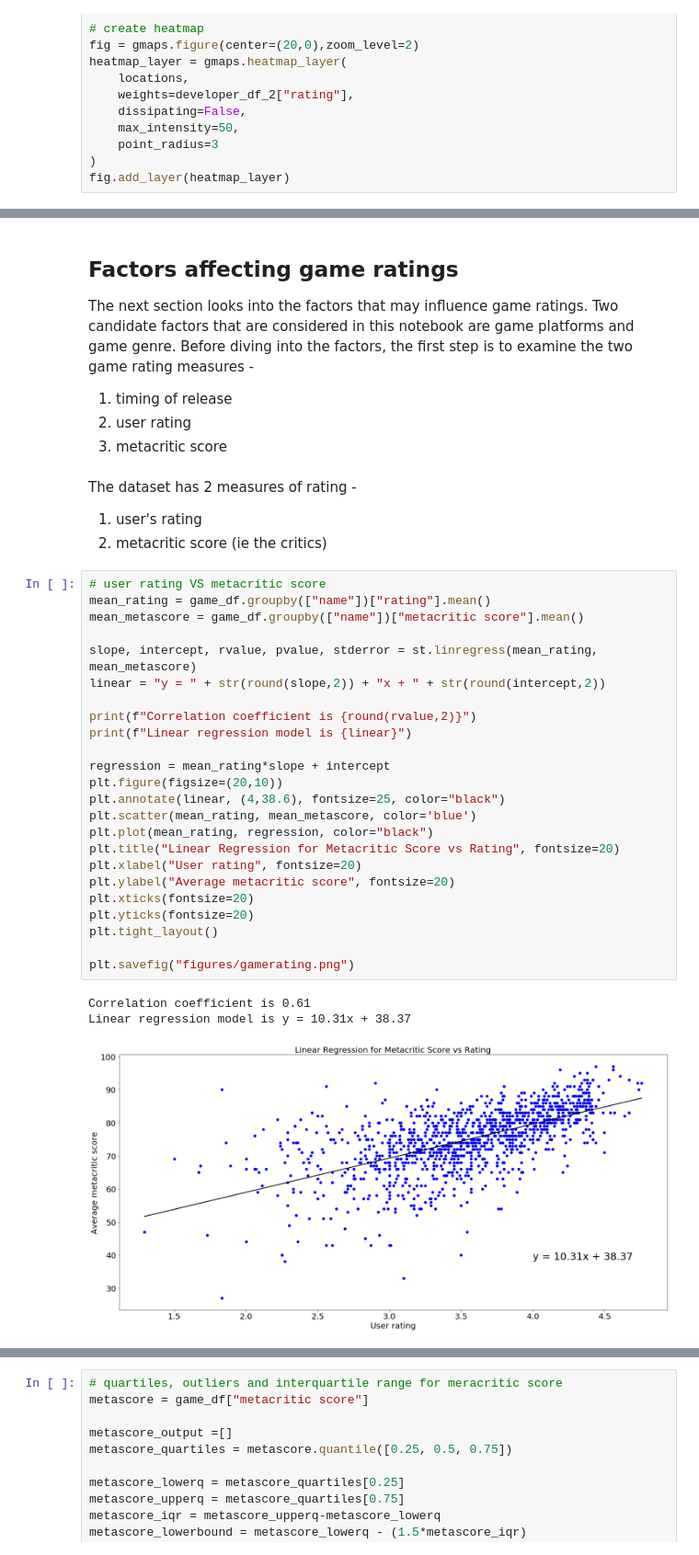
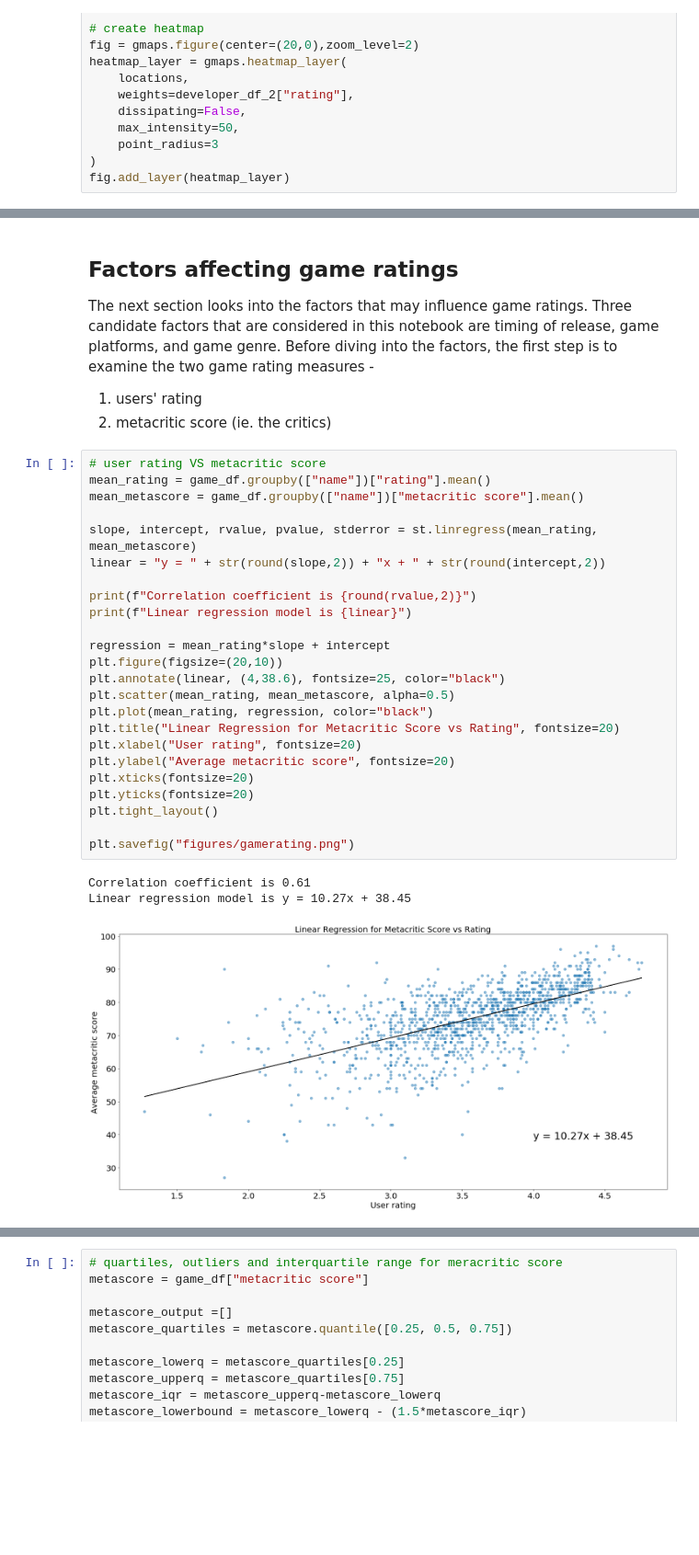
Before and after one commit to Rishi0406/project_1, a Jupyter notebook: all_analysis_final.ipynb, the cells around one changed output, grey strips where cells are left out. Shown at 92% size. Cells and saved outputs as stored; diff of their text form; blank space fills up the shorter version.

Commit message:
cleanup notebooks

```diff
--- a/all_analysis_final.ipynb
+++ b/all_analysis_final.ipynb
@@ -351,40 +405,36 @@ fig
 # %% [markdown]
 ## Factors affecting game ratings <a id='gamerating'></a>
 The next section looks into the factors that may influence game ratings.
-Two candidate factors that are considered in this notebook are game platforms and game genre.
+Three candidate factors that are considered in this notebook are timing of release, game platforms, and game genre.
 Before diving into the factors, the first step is to examine the two game rating measures -
-1. timing of release
-2. user rating
-2. metacritic score
+
+1. users' rating
+2. metacritic score (ie. the critics)
-# %% [markdown]
-The dataset has 2 measures of rating -
-1. user's rating
-2. metacritic score (ie the critics)
 # %%
 # user rating VS metacritic score
 mean_rating = game_df.groupby(["name"])["rating"].mean()
 mean_metascore = game_df.groupby(["name"])["metacritic score"].mean()
 
 slope, intercept, rvalue, pvalue, stderror = st.linregress(mean_rating, mean_metascore)
 linear = "y = " + str(round(slope,2)) + "x + " + str(round(intercept,2))
 
 print(f"Correlation coefficient is {round(rvalue,2)}")
 print(f"Linear regression model is {linear}")
 
 regression = mean_rating*slope + intercept
 plt.figure(figsize=(20,10))
 plt.annotate(linear, (4,38.6), fontsize=25, color="black")
-plt.scatter(mean_rating, mean_metascore, color='blue')
+plt.scatter(mean_rating, mean_metascore, alpha=0.5)
 plt.plot(mean_rating, regression, color="black")
 plt.title("Linear Regression for Metacritic Score vs Rating", fontsize=20)
 plt.xlabel("User rating", fontsize=20)
 plt.ylabel("Average metacritic score", fontsize=20)
 plt.xticks(fontsize=20)
 plt.yticks(fontsize=20)
 plt.tight_layout()
 
 plt.savefig("figures/gamerating.png")
 # %% [output]
 Correlation coefficient is 0.61
-Linear regression model is y = 10.31x + 38.37
+Linear regression model is y = 10.27x + 38.45
-[figure, old version]
+[figure, new version]
```
Also changed, not shown: parts of 59 cells of this notebook, 39 other files.
